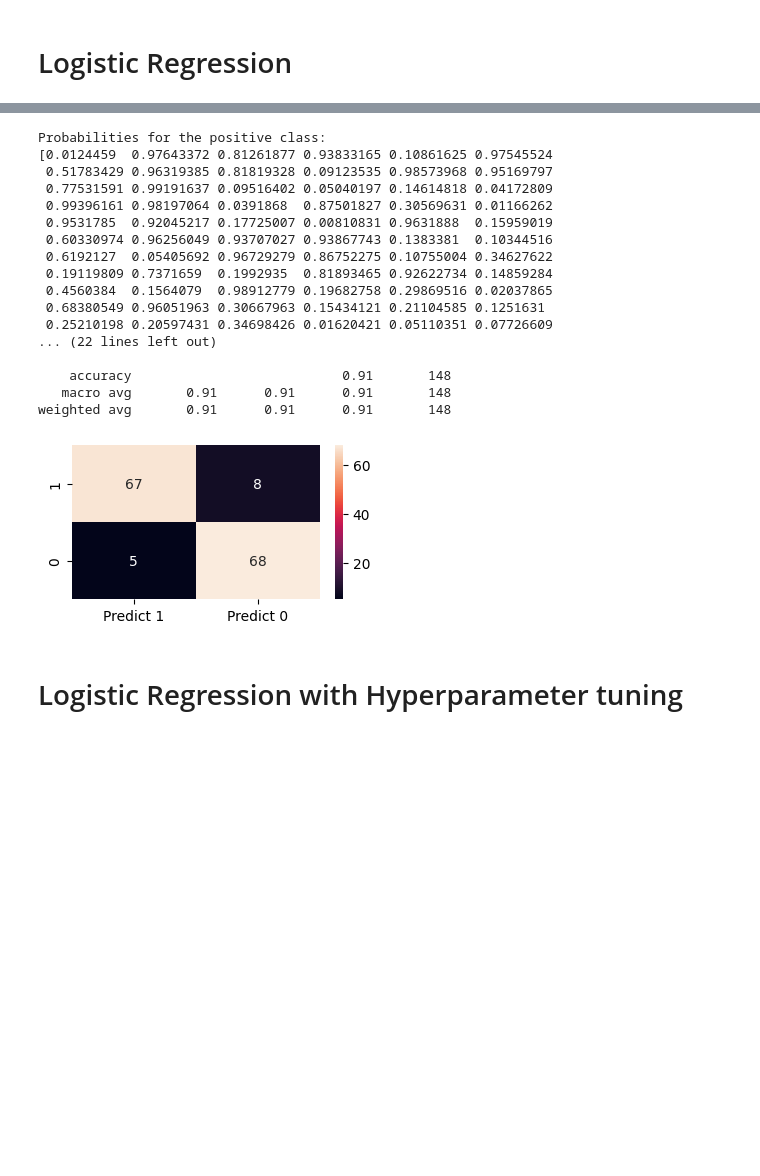
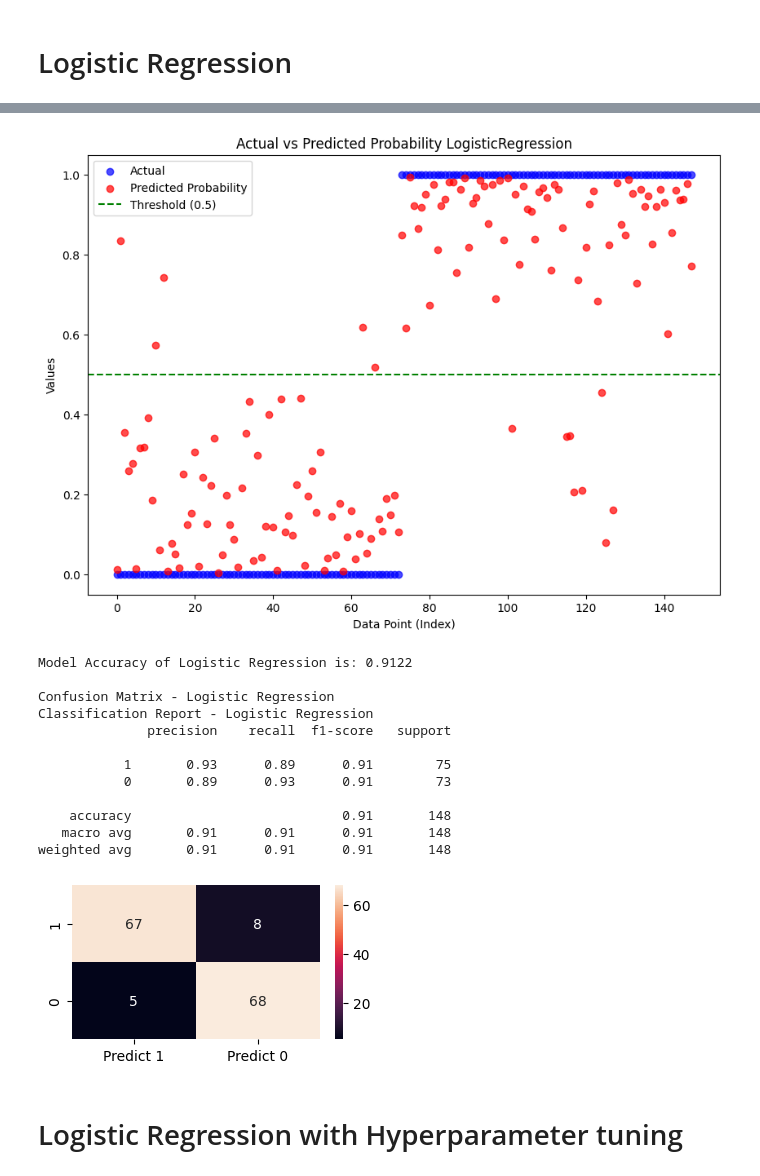
Before and after one commit to tomasfgon/Predictive-models-Parkinson, a Jupyter notebook: src/modeling.ipynb, the cells around one changed output, grey strips where cells are left out. Cells and saved outputs as stored; diff of their text form; code cells hidden in the pictures; blank space fills up the shorter version.

```diff
--- a/src/modeling.ipynb
+++ b/src/modeling.ipynb
@@ -172,2 +213,19 @@ There are no null values in the test datset
 # %% [markdown]
 # Logistic Regression
+# %%
+# Fit the model on train data
+model_lr = LogisticRegression(solver="liblinear")
+model_lr.fit(X_train,y_train)
+
+# predict on the test data
+y_predict_lr = model_lr.predict(X_test)
+y_predict_lr
+
+coef_df = pd.DataFrame(model_lr.coef_)
+coef_df['intercept'] = model_lr.intercept_
+coef_df
+
+model_score_lr = model_lr.score(X_test, y_test)
+# %%
+table_lr = predictedVsActualTable(model_lr, X_test, y_test)
+print(table_lr)
@@ -174,28 +247,8 @@ There are no null values in the test datset
+# %%
+pva_plot_lr = predictedVsActualPlot(table_lr)
+# %% [output]
+[figure, added]
 # %%
-# Fit the model on train data
-model = LogisticRegression(solver="liblinear")
-model.fit(X_train,y_train)
-
-# Predict probabilities on the test data
-y_predict_proba_lr = model.predict_proba(X_test)
-
-# y_predict_proba_lr is an array where each row contains the probability estimates for each class
-# Assuming you are interested in the probability of the positive class (class 1)
-positive_class_probabilities = y_predict_proba_lr[:, 1]
-
-# Print or use the probabilities as needed
-print("Probabilities for the positive class:")
-print(positive_class_probabilities)
-
-# predict on the test data
-y_predict_lr = model.predict(X_test)
-y_predict_lr
-
-coef_df = pd.DataFrame(model.coef_)
-coef_df['intercept'] = model.intercept_
-coef_df
-
-model_score_lr = model.score(X_test, y_test)
 print("Model Accuracy of Logistic Regression is: {0:.4f}".format(model_score_lr))
 print()
 
@@ -210,19 +263,14 @@ sns.heatmap(df_cm, annot=True)
 print("Classification Report - Logistic Regression")
 print(metrics.classification_report(y_test, y_predict_lr, labels=[1, 0]))
 # %% [output]
-Probabilities for the positive class:
-[0.0124459  0.97643372 0.81261877 0.93833165 0.10861625 0.97545524
- 0.51783429 0.96319385 0.81819328 0.09123535 0.98573968 0.95169797
- 0.77531591 0.99191637 0.09516402 0.05040197 0.14614818 0.04172809
- 0.99396161 0.98197064 0.0391868  0.87501827 0.30569631 0.01166262
- 0.9531785  0.92045217 0.17725007 0.00810831 0.9631888  0.15959019
- 0.60330974 0.96256049 0.93707027 0.93867743 0.1383381  0.10344516
- 0.6192127  0.05405692 0.96729279 0.86752275 0.10755004 0.34627622
- 0.19119809 0.7371659  0.1992935  0.81893465 0.92622734 0.14859284
- 0.4560384  0.1564079  0.98912779 0.19682758 0.29869516 0.02037865
- 0.68380549 0.96051963 0.30667963 0.15434121 0.21104585 0.1251631
- 0.25210198 0.20597431 0.34698426 0.01620421 0.05110351 0.07726609
-... (22 lines left out)
+Model Accuracy of Logistic Regression is: 0.9122
+
+Confusion Matrix - Logistic Regression
+Classification Report - Logistic Regression
+              precision    recall  f1-score   support
+
+           1       0.93      0.89      0.91        75
+           0       0.89      0.93      0.91        73
 
     accuracy                           0.91       148
    macro avg       0.91      0.91      0.91       148
```
Also changed, not shown: parts of 71 cells of this notebook.
